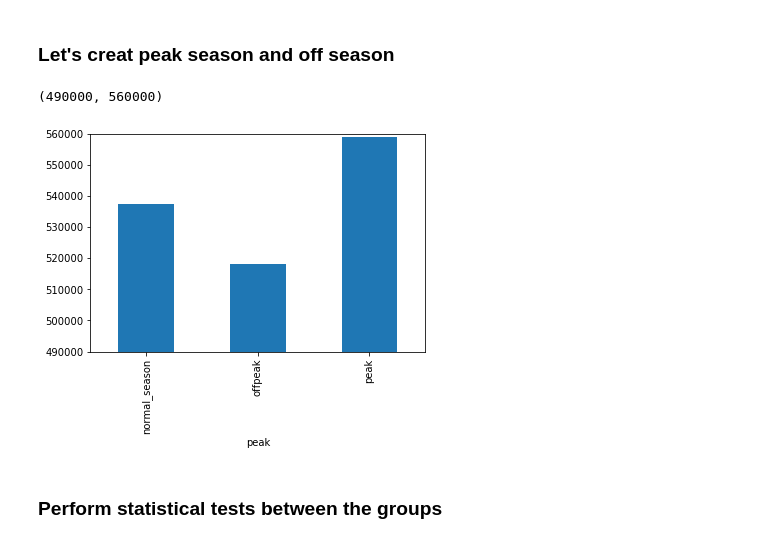
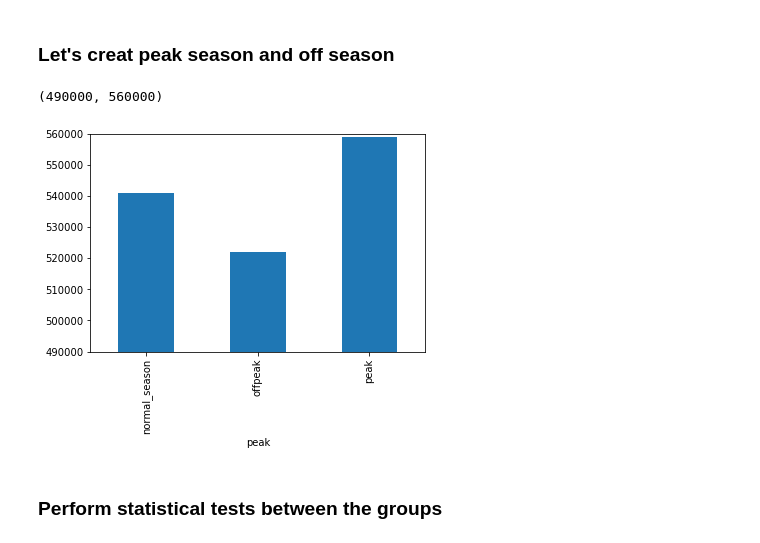
Before and after one commit to SlimHintz/King-County-Housing, a Jupyter notebook: eda/Months.ipynb, the cells around one changed output. Saved outputs shown, nothing was run; the diff lists cells and outputs as text; code cells hidden in the pictures.

```diff
--- a/eda/Months.ipynb
+++ b/eda/Months.ipynb
@@ -167,11 +148,11 @@ peak = test[test.peak == 'peak']
 offpeak = test[test.peak == 'offpeak']
 normal = test[test.peak == 'normal_season']
 # %%
-pd.concat([X, y], axis=1).groupby('peak').price.mean().plot(kind='bar')
+test.groupby('peak').price.mean().plot(kind='bar')
 plt.ylim(490000, 560000)
 # %% [output]
 (490000, 560000)
-[figure, old version]
+[figure, new version]
 # %% [markdown]
 ### Perform statistical tests between the groups
 # %%
```
Also changed, not shown: parts of 1 cell of this notebook, 18 other files.
